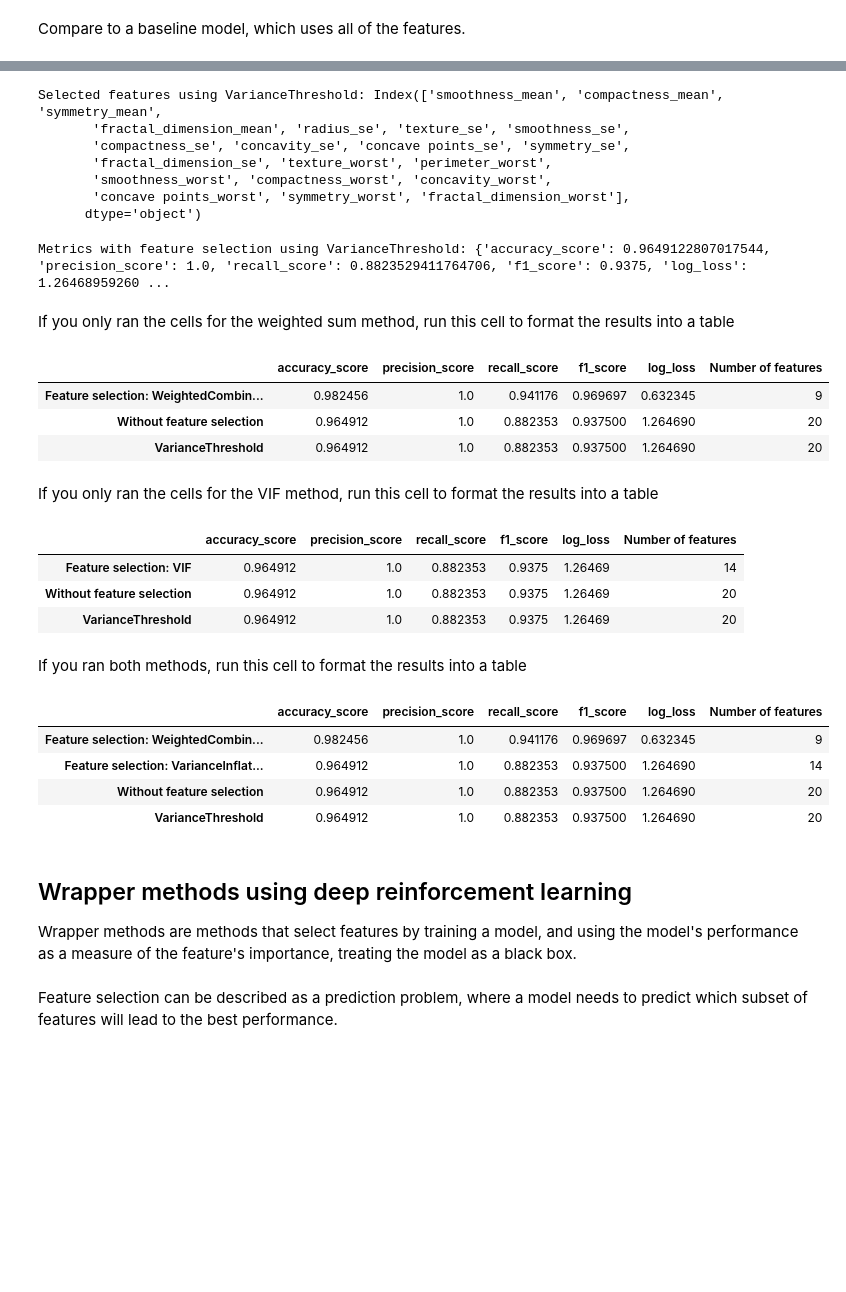
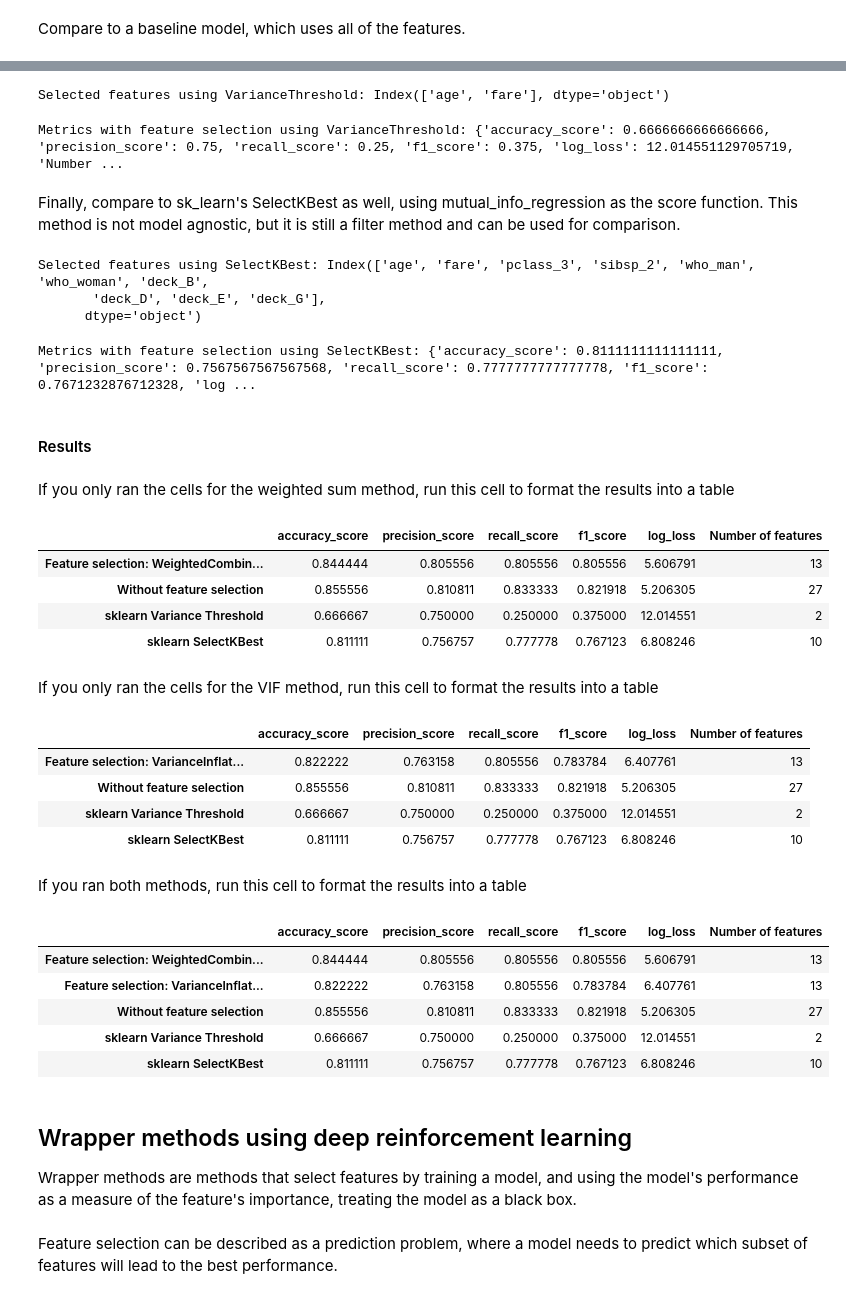
Before and after one commit to CulturedPanda/TDS_Final_Project, a Jupyter notebook: test_env.ipynb, the cells around one changed output, grey strips where cells are left out. Saved outputs shown, nothing was run; the diff lists cells and outputs as text; code cells hidden in the pictures; blank space fills up the shorter version.

```diff
--- a/test_env.ipynb
+++ b/test_env.ipynb
@@ -407,58 +441,79 @@ Finally, compare to sklearn's VarianceThreshold method (sklearn's model agnostic
 # %%
 selector = VarianceThreshold(threshold=0.8)
-selector.fit(X_train)
+selector.fit(X_train, y_train)
 selected_features_sklearn = X_train.columns[selector.get_support()]
 print(f'Selected features using VarianceThreshold: {selected_features_sklearn}')
 # %% [output]
-Selected features using VarianceThreshold: Index(['smoothness_mean', 'compactness_mean', 'symmetry_mean',
-       'fractal_dimension_mean', 'radius_se', 'texture_se', 'smoothness_se',
-       'compactness_se', 'concavity_se', 'concave points_se', 'symmetry_se',
-       'fractal_dimension_se', 'texture_worst', 'perimeter_worst',
-       'smoothness_worst', 'compactness_worst', 'concavity_worst',
-       'concave points_worst', 'symmetry_worst', 'fractal_dimension_worst'],
-      dtype='object')
+Selected features using VarianceThreshold: Index(['age', 'fare'], dtype='object')
 # %%
 model = model.__class__()
 model.fit(X_train[selected_features_sklearn], y_train)
 y_pred = model.predict(X_test[selected_features_sklearn])
 loss = loss_func(y_test, y_pred)
-with_feature_selection_sklearn = {metric.__name__: metric(y_test, y_pred) for metric in metrics}
-with_feature_selection_sklearn[loss_func.__name__] = loss
-with_feature_selection_sklearn['Number of features'] = len(selected_features_sklearn)
-print(f"Metrics with feature selection using VarianceThreshold: {with_feature_selection_sklearn}")
+with_feature_selection_sklearn_var_thresh = {metric.__name__: metric(y_test, y_pred) for metric in metrics}
+with_feature_selection_sklearn_var_thresh[loss_func.__name__] = loss
+with_feature_selection_sklearn_var_thresh['Number of features'] = len(selected_features_sklearn)
+print(f"Metrics with feature selection using VarianceThreshold: {with_feature_selection_sklearn_var_thresh}")
 # %% [output]
-Metrics with feature selection using VarianceThreshold: {'accuracy_score': 0.9649122807017544, 'precision_score': 1.0, 'recall_score': 0.8823529411764706, 'f1_score': 0.9375, 'log_loss': 1.26468959260 ...
+Metrics with feature selection using VarianceThreshold: {'accuracy_score': 0.6666666666666666, 'precision_score': 0.75, 'recall_score': 0.25, 'f1_score': 0.375, 'log_loss': 12.014551129705719, 'Number ...
+# %% [markdown]
+Finally, compare to sk_learn's SelectKBest as well, using mutual_info_regression as the score function. This method is not model agnostic, but it is still a filter method and can be used for comparison.
+# %%
+selector = SelectKBest(score_func=mutual_info_regression)
+selector.fit(X_train, y_train)
+selected_features_sklearn = X_train.columns[selector.get_support()]
+print(f'Selected features using SelectKBest: {selected_features_sklearn}')
+# %% [output]
+Selected features using SelectKBest: Index(['age', 'fare', 'pclass_3', 'sibsp_2', 'who_man', 'who_woman', 'deck_B',
+       'deck_D', 'deck_E', 'deck_G'],
+      dtype='object')
+# %%
+model = model.__class__()
+model.fit(X_train[selected_features_sklearn], y_train)
+y_pred = model.predict(X_test[selected_features_sklearn])
+loss = loss_func(y_test, y_pred)
+with_feature_selection_sklearn_k_best = {metric.__name__: metric(y_test, y_pred) for metric in metrics}
+with_feature_selection_sklearn_k_best[loss_func.__name__] = loss
+with_feature_selection_sklearn_k_best['Number of features'] = len(selected_features_sklearn)
+print(f"Metrics with feature selection using SelectKBest: {with_feature_selection_sklearn_k_best}")
+# %% [output]
+Metrics with feature selection using SelectKBest: {'accuracy_score': 0.8111111111111111, 'precision_score': 0.7567567567567568, 'recall_score': 0.7777777777777778, 'f1_score': 0.7671232876712328, 'log ...
+# %% [markdown]
+#### Results
 # %% [markdown]
 If you only ran the cells for the weighted sum method, run this cell to format the results into a table
 # %%
-results = pd.DataFrame([with_feature_selection_weighted, without_feature_selection, with_feature_selection_sklearn], index=[f'Feature selection: {feature_selector_weighted.__name__}', 'Without feature selection', 'VarianceThreshold'])
+results = pd.DataFrame([with_feature_selection_weighted, without_feature_selection, with_feature_selection_sklearn_var_thresh, with_feature_selection_sklearn_k_best], index=[f'Feature selection: {feature_selector_weighted.__name__}', 'Without feature selection', 'sklearn Variance Threshold', 'sklearn SelectKBest'])
 results
 # %% [output]
 |  | accuracy_score | precision_score | recall_score | f1_score | log_loss | Number of features |
-| Feature selection: WeightedCombin... | 0.982456 | 1.0 | 0.941176 | 0.969697 | 0.632345 | 9 |
-| Without feature selection | 0.964912 | 1.0 | 0.882353 | 0.937500 | 1.264690 | 20 |
-| VarianceThreshold | 0.964912 | 1.0 | 0.882353 | 0.937500 | 1.264690 | 20 |
+| Feature selection: WeightedCombin... | 0.844444 | 0.805556 | 0.805556 | 0.805556 | 5.606791 | 13 |
+| Without feature selection | 0.855556 | 0.810811 | 0.833333 | 0.821918 | 5.206305 | 27 |
+| sklearn Variance Threshold | 0.666667 | 0.750000 | 0.250000 | 0.375000 | 12.014551 | 2 |
+| sklearn SelectKBest | 0.811111 | 0.756757 | 0.777778 | 0.767123 | 6.808246 | 10 |
 # %% [markdown]
 If you only ran the cells for the VIF method, run this cell to format the results into a table
 # %%
-results = pd.DataFrame([with_feature_selection_vif, without_feature_selection, with_feature_selection_sklearn], index=[f'Feature selection: {feature_selector_vif.__name__}', 'Without feature selection', 'VarianceThreshold'])
+results = pd.DataFrame([with_feature_selection_vif, without_feature_selection, with_feature_selection_sklearn_var_thresh, with_feature_selection_sklearn_k_best], index=[f'Feature selection: {feature_selector_vif.__class__.__name__}', 'Without feature selection', 'sklearn Variance Threshold', 'sklearn SelectKBest'])
 results
 # %% [output]
 |  | accuracy_score | precision_score | recall_score | f1_score | log_loss | Number of features |
-| Feature selection: VIF | 0.964912 | 1.0 | 0.882353 | 0.9375 | 1.26469 | 14 |
-| Without feature selection | 0.964912 | 1.0 | 0.882353 | 0.9375 | 1.26469 | 20 |
-| VarianceThreshold | 0.964912 | 1.0 | 0.882353 | 0.9375 | 1.26469 | 20 |
+| Feature selection: VarianceInflat... | 0.822222 | 0.763158 | 0.805556 | 0.783784 | 6.407761 | 13 |
+| Without feature selection | 0.855556 | 0.810811 | 0.833333 | 0.821918 | 5.206305 | 27 |
+| sklearn Variance Threshold | 0.666667 | 0.750000 | 0.250000 | 0.375000 | 12.014551 | 2 |
+| sklearn SelectKBest | 0.811111 | 0.756757 | 0.777778 | 0.767123 | 6.808246 | 10 |
 # %% [markdown]
 If you ran both methods, run this cell to format the results into a table
 # %%
-results = pd.DataFrame([with_feature_selection_weighted, with_feature_selection_vif, without_feature_selection, with_feature_selection_sklearn], index=[f'Feature selection: {feature_selector_weighted.__class__.__name__}', f'Feature selection: {feature_selector_vif.__class__.__name__}', 'Without feature selection', 'VarianceThreshold'])
+results = pd.DataFrame([with_feature_selection_weighted, with_feature_selection_vif, without_feature_selection, with_feature_selection_sklearn_var_thresh, with_feature_selection_sklearn_k_best], index=[f'Feature selection: {feature_selector_weighted.__class__.__name__}', f'Feature selection: {feature_selector_vif.__class__.__name__}', 'Without feature selection', 'sklearn Variance Threshold', 'sklearn SelectKBest'])
 results
 # %% [output]
 |  | accuracy_score | precision_score | recall_score | f1_score | log_loss | Number of features |
-| Feature selection: WeightedCombin... | 0.982456 | 1.0 | 0.941176 | 0.969697 | 0.632345 | 9 |
-| Feature selection: VarianceInflat... | 0.964912 | 1.0 | 0.882353 | 0.937500 | 1.264690 | 14 |
-| Without feature selection | 0.964912 | 1.0 | 0.882353 | 0.937500 | 1.264690 | 20 |
-| VarianceThreshold | 0.964912 | 1.0 | 0.882353 | 0.937500 | 1.264690 | 20 |
+| Feature selection: WeightedCombin... | 0.844444 | 0.805556 | 0.805556 | 0.805556 | 5.606791 | 13 |
+| Feature selection: VarianceInflat... | 0.822222 | 0.763158 | 0.805556 | 0.783784 | 6.407761 | 13 |
+| Without feature selection | 0.855556 | 0.810811 | 0.833333 | 0.821918 | 5.206305 | 27 |
+| sklearn Variance Threshold | 0.666667 | 0.750000 | 0.250000 | 0.375000 | 12.014551 | 2 |
+| sklearn SelectKBest | 0.811111 | 0.756757 | 0.777778 | 0.767123 | 6.808246 | 10 |
 # %% [markdown]
 ## Wrapper methods using deep reinforcement learning
 Wrapper methods are methods that select features by training a model, and using the model's performance as a measure of the feature's importance, treating the model as a black box. <br/>
```
Also changed, not shown: parts of 73 cells of this notebook.
